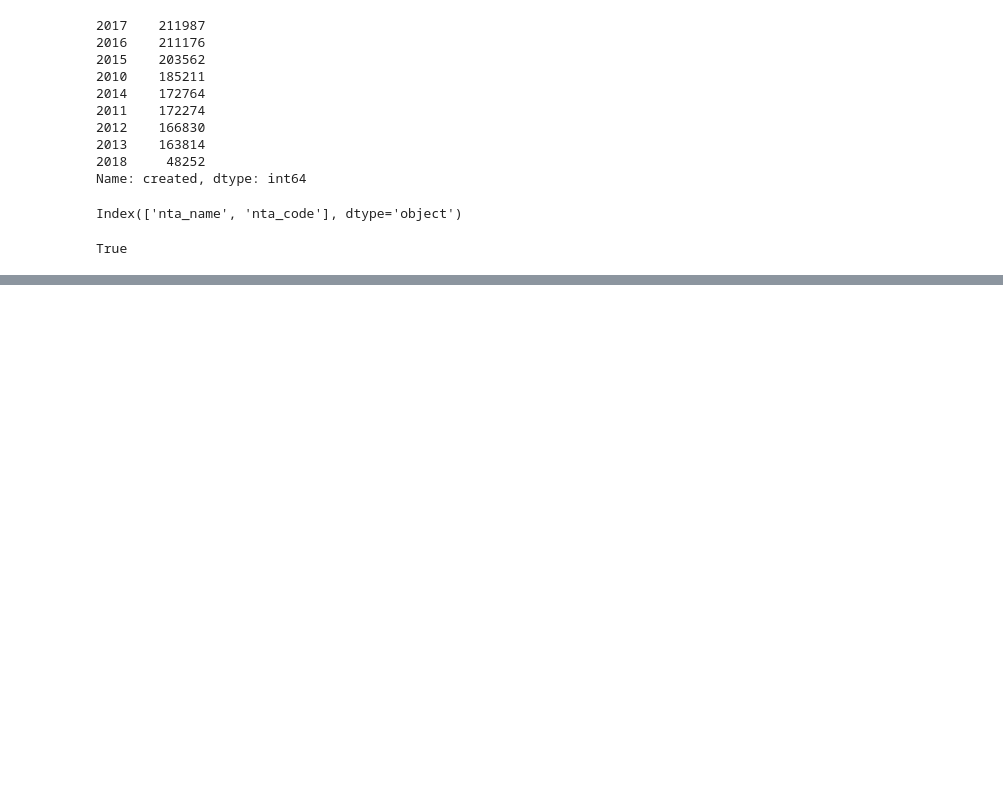
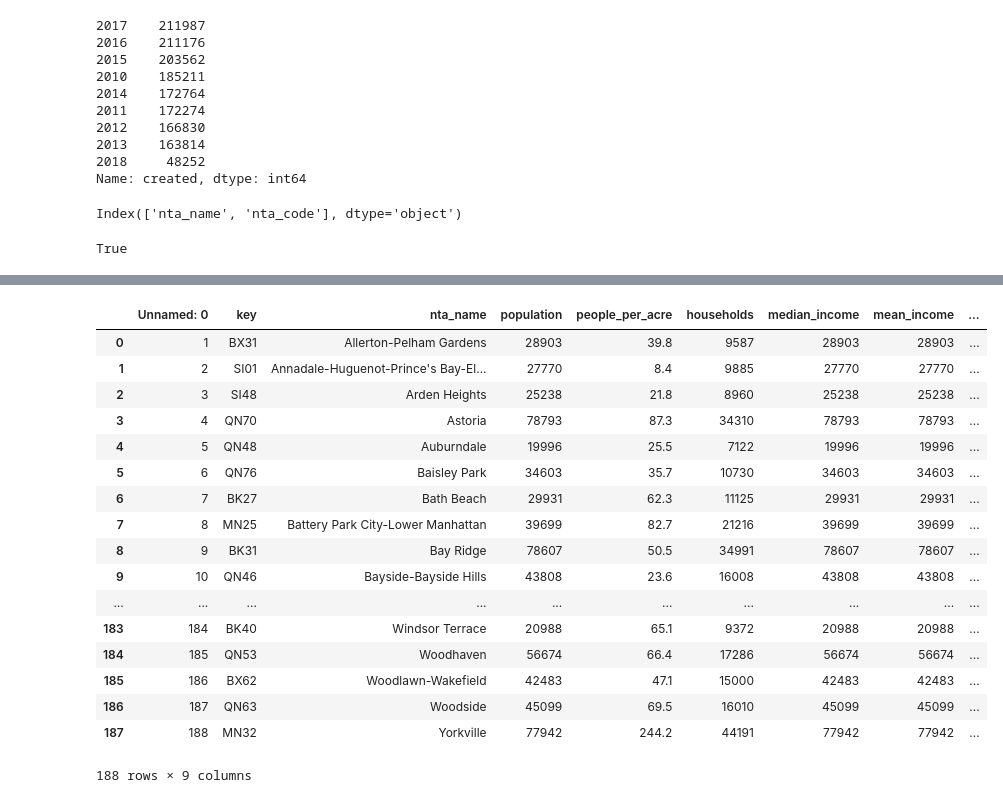
Before and after one commit to arun-ramamurthy/berkeley-dataopen-2018, a Jupyter notebook: CODE/EDA_muji.ipynb, the cells around one changed output, grey strips where cells are left out. Saved outputs shown, nothing was run; the diff lists cells and outputs as text; code cells hidden in the pictures; blank space fills up the shorter version.

```diff
--- a/CODE/EDA_muji.ipynb
+++ b/CODE/EDA_muji.ipynb
@@ -134,0 +135,3 @@ ntai.to_csv("../DATA/nta_health_features.csv")
+# %%
+demo_c = pd.read_csv("../DATA/clean_demo.csv")
+demo_c
@@ -134,0 +157,23 @@ ntai.to_csv("../DATA/nta_health_features.csv")
+# %%
+demo_c['household_occupancy'] = demo_c.population / demo_c.households
+# %%
+demo_c
+# %% [output]
+|  | Unnamed: 0 | key | nta_name | population | people_per_acre | households | median_income | mean_income | ... |
+| 0 | 1 | BX31 | Allerton-Pelham Gardens | 28903 | 39.8 | 9587 | 28903 | 28903 | ... |
+| 1 | 2 | SI01 | Annadale-Huguenot-Prince's Bay-El... | 27770 | 8.4 | 9885 | 27770 | 27770 | ... |
+| 2 | 3 | SI48 | Arden Heights | 25238 | 21.8 | 8960 | 25238 | 25238 | ... |
+| 3 | 4 | QN70 | Astoria | 78793 | 87.3 | 34310 | 78793 | 78793 | ... |
+| 4 | 5 | QN48 | Auburndale | 19996 | 25.5 | 7122 | 19996 | 19996 | ... |
+| 5 | 6 | QN76 | Baisley Park | 34603 | 35.7 | 10730 | 34603 | 34603 | ... |
+| 6 | 7 | BK27 | Bath Beach | 29931 | 62.3 | 11125 | 29931 | 29931 | ... |
+| 7 | 8 | MN25 | Battery Park City-Lower Manhattan | 39699 | 82.7 | 21216 | 39699 | 39699 | ... |
+| 8 | 9 | BK31 | Bay Ridge | 78607 | 50.5 | 34991 | 78607 | 78607 | ... |
+| 9 | 10 | QN46 | Bayside-Bayside Hills | 43808 | 23.6 | 16008 | 43808 | 43808 | ... |
+| ... | ... | ... | ... | ... | ... | ... | ... | ... | ... |
+| 183 | 184 | BK40 | Windsor Terrace | 20988 | 65.1 | 9372 | 20988 | 20988 | ... |
+| 184 | 185 | QN53 | Woodhaven | 56674 | 66.4 | 17286 | 56674 | 56674 | ... |
+| 185 | 186 | BX62 | Woodlawn-Wakefield | 42483 | 47.1 | 15000 | 42483 | 42483 | ... |
+| 186 | 187 | QN63 | Woodside | 45099 | 69.5 | 16010 | 45099 | 45099 | ... |
+| 187 | 188 | MN32 | Yorkville | 77942 | 244.2 | 44191 | 77942 | 77942 | ... |
+188 rows × 9 columns
```
Also changed, not shown: parts of 8 cells of this notebook, 2 other files.
